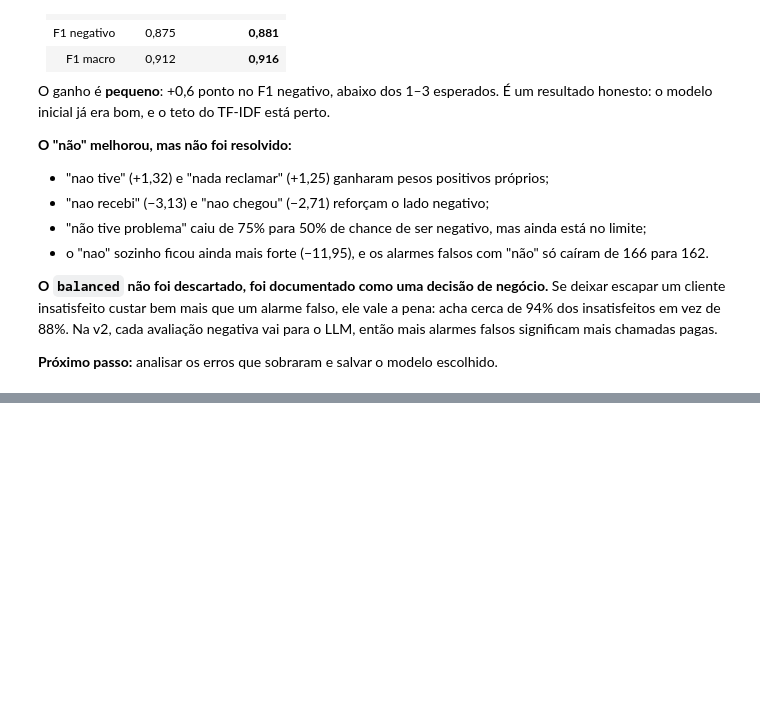
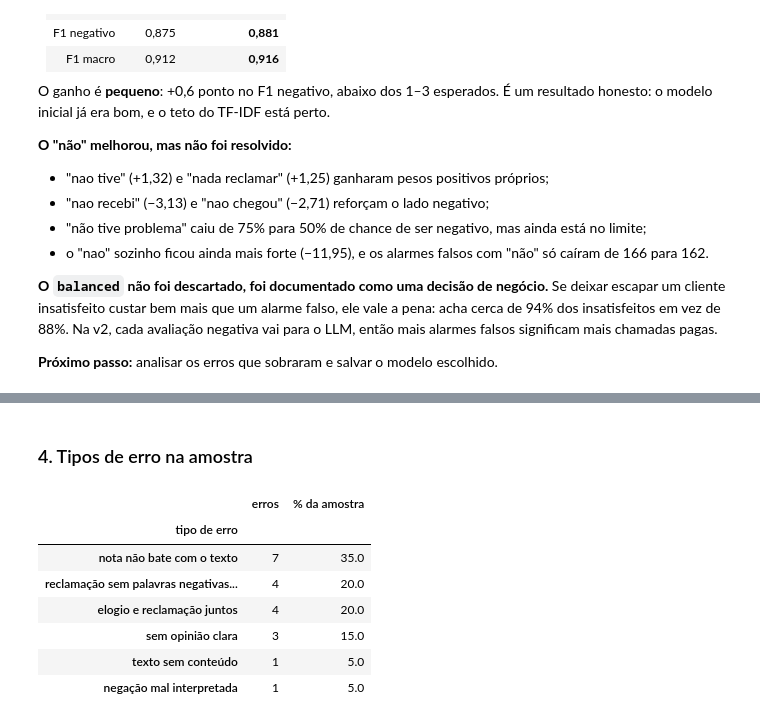
Before and after one commit to baxelin/delivery-ai, a Jupyter notebook: notebooks/v1_sentimento.ipynb, the cells around one changed output, grey strips where cells are left out. Cells and saved outputs as stored; diff of their text form; code cells hidden in the pictures; blank space fills up the shorter version.

```diff
--- a/notebooks/v1_sentimento.ipynb
+++ b/notebooks/v1_sentimento.ipynb
@@ -1122,0 +1273,20 @@ O ganho é **pequeno**: +0,6 ponto no F1 negativo, abaixo dos 1–3 esperados.
+# %% [markdown]
+### 4. Tipos de erro na amostra
+# %%
+error_type_counts = annotated_errors["error_type"].value_counts()
+
+pd.DataFrame(
+    {
+        "erros": error_type_counts,
+        "% da amostra": error_type_counts / len(annotated_errors) * 100,
+    }
+).rename_axis("tipo de erro").round(0)
+# %% [output]
+|  | erros | % da amostra |
+| tipo de erro |  |  |
+| nota não bate com o texto | 7 | 35.0 |
+| reclamação sem palavras negativas... | 4 | 20.0 |
+| elogio e reclamação juntos | 4 | 20.0 |
+| sem opinião clara | 3 | 15.0 |
+| texto sem conteúdo | 1 | 5.0 |
+| negação mal interpretada | 1 | 5.0 |
```
Also changed, not shown: parts of 12 cells of this notebook.
